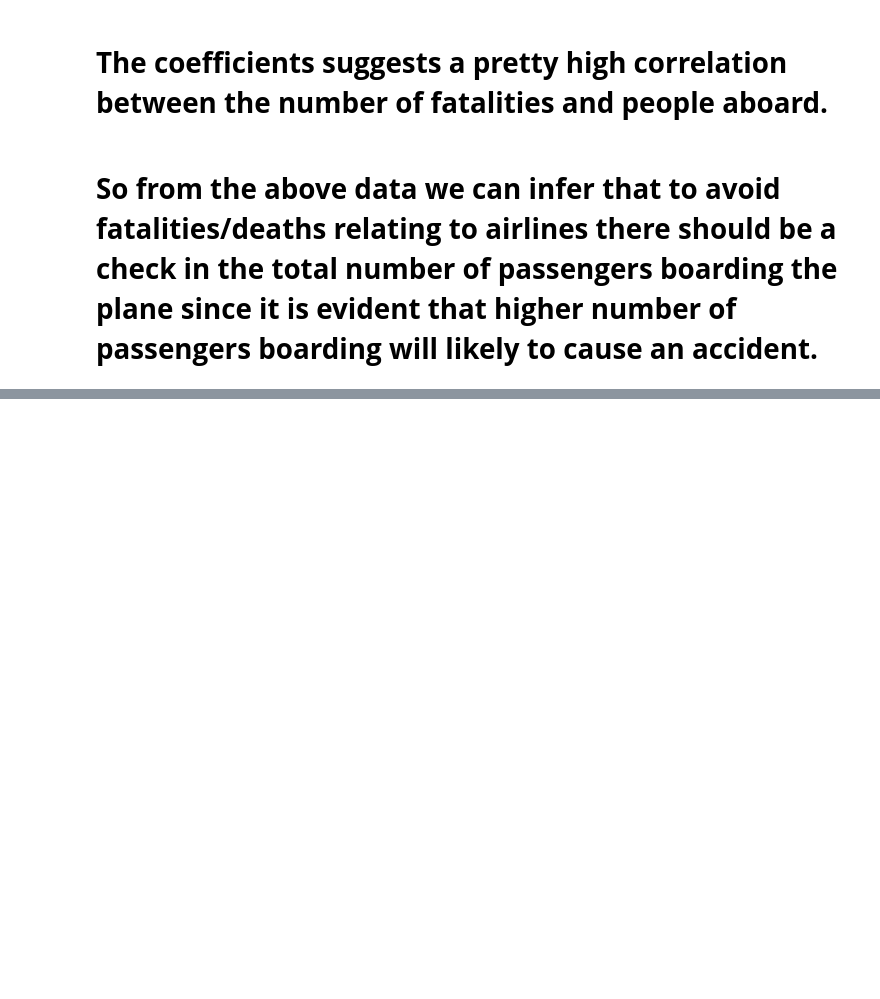
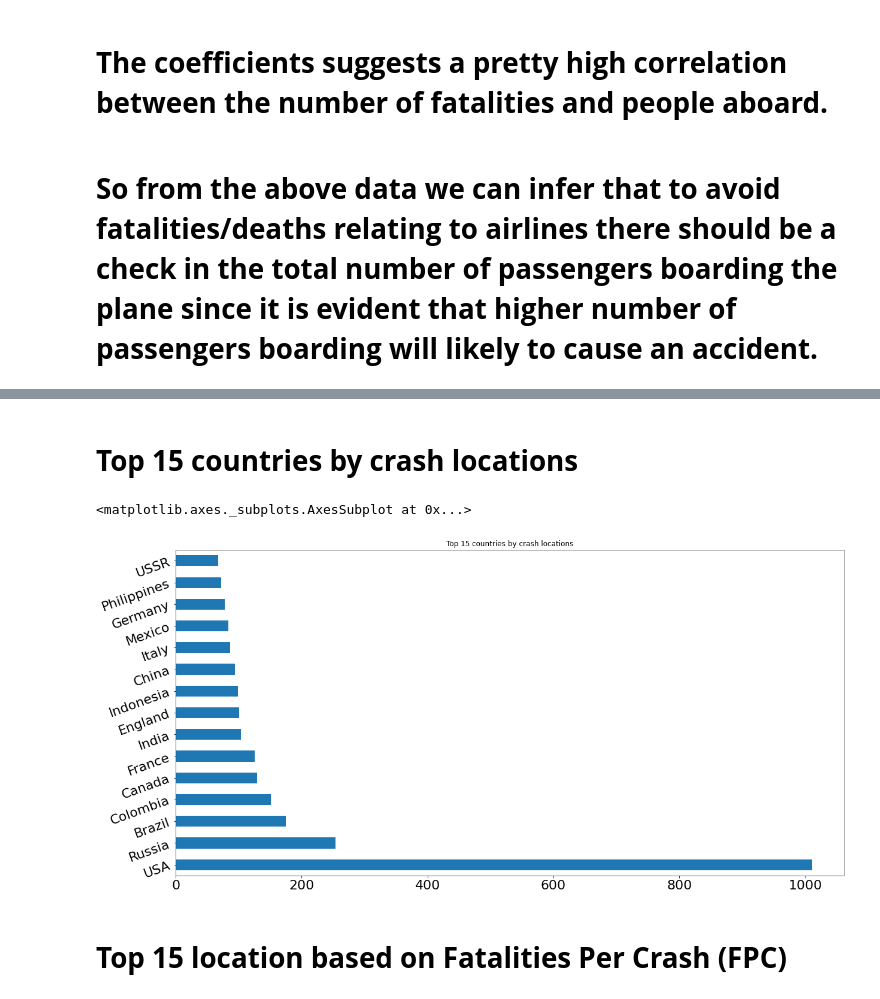
Before and after one commit to Tunjii10/AVIATION-AIRPLANE-FLIGHTS, a Jupyter notebook: Members/Ontor/Airline_Accidents.ipynb, the cells around one changed output, grey strips where cells are left out. Cells and saved outputs as stored; diff of their text form; code cells hidden in the pictures; blank space fills up the shorter version.

```diff
--- a/Members/Ontor/Airline_Accidents.ipynb
+++ b/Members/Ontor/Airline_Accidents.ipynb
@@ -228,0 +230,6 @@ SpearmanrResult(correlation=0.6800923018820116, pvalue=0.0)
+# %%
+def split_country(x):
+  a = x.split(",")[-1]
+  return a.replace(" ", "")
+# %%
+airline_data['Country'] = airline_data['location'].apply(split_country)
@@ -228,0 +247,12 @@ SpearmanrResult(correlation=0.6800923018820116, pvalue=0.0)
+# %%
+x = "Alabama, Alaska, AmericanSamoa, Arizona, Arkansas, California, Colorado, Connecticut, Delaware, DistrictofColumbia, Florida, Georgia, Guam, Hawaii, Idaho, \
+Illinois, Indiana, Iowa, Kansas, Kentucky, Louisiana, Maine, Maryland, Massachusetts, Michigan, Minnesota, Minor OutlyingIslands, Mississippi, Missouri, Montana, \
+Nebraska, Nevada, NewHampshire, NewJersey, NewMexico, NewYork, NorthCarolina, NorthDakota, NorthernMarianaIslands, Ohio, Oklahoma, Oregon, Pennsylvania, PuertoRico,\
+ Rhode Island, South Carolina, South Dakota, Tennessee, Texas, U.S.VirginIslands, Utah, Vermont, Virginia, Washington, West Virginia, Wisconsin, Wyoming"
+x=x.split(", ")
+x=pd.Series(x)
+# %%
+indices = airline_data['Country'].isin(x)
+
+airline_data.loc[indices ,'Country'] = 'USA'
+airline_data.head()
@@ -228,0 +266,7 @@ SpearmanrResult(correlation=0.6800923018820116, pvalue=0.0)
+# %% [markdown]
+# **Top 15 countries by crash locations**
+# %%
+airline_data['Country'].value_counts()[:15].plot(kind='barh',  figsize=(20,10), rot=20, fontsize=22, title="Top 15 countries by crash locations")
+# %% [output]
+<matplotlib.axes._subplots.AxesSubplot at 0x...>
+[figure, added]
@@ -228,0 +275,2 @@ SpearmanrResult(correlation=0.6800923018820116, pvalue=0.0)
+# %% [markdown]
+# **Top 15 location based on Fatalities Per Crash (FPC)**
```
Also changed, not shown: parts of 15 cells of this notebook.
